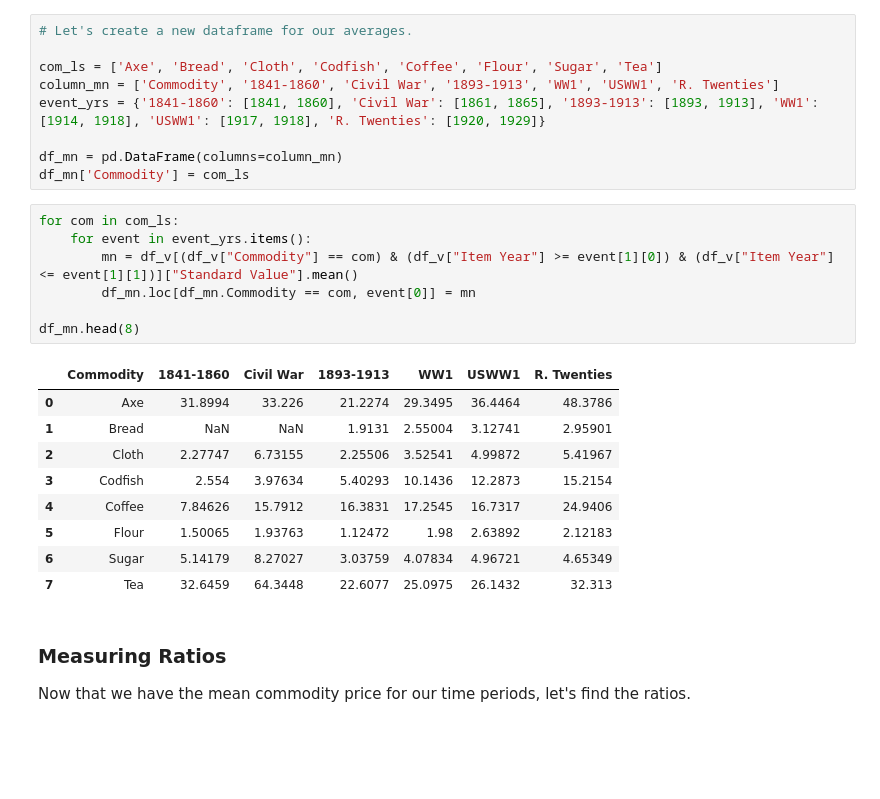
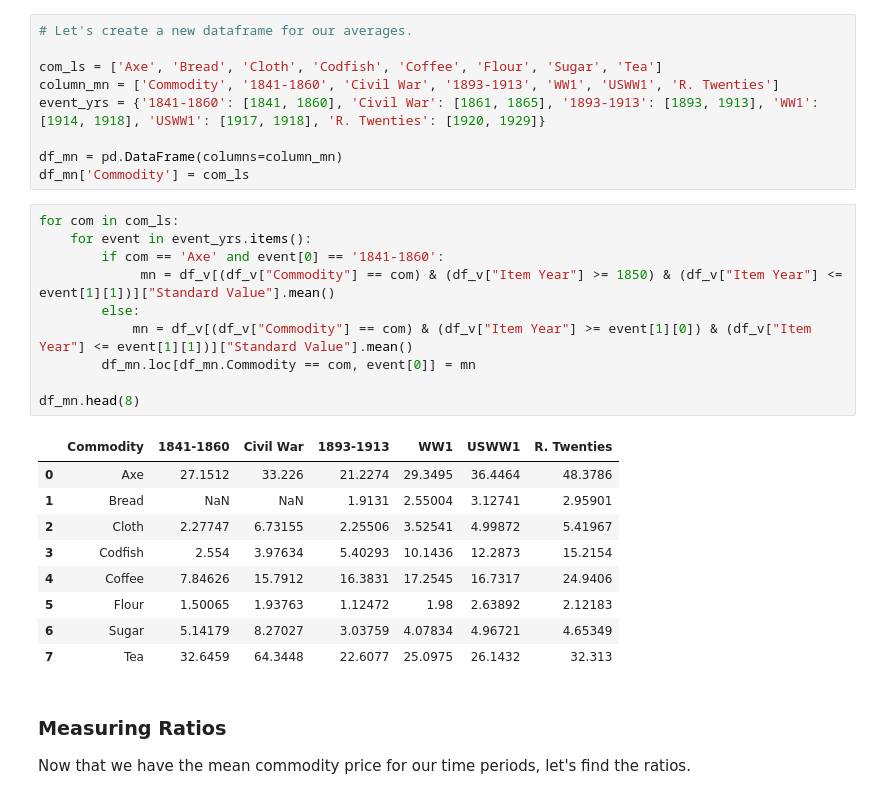
Before and after one commit to Meadosc/commodity_case_study, a Jupyter notebook: main.ipynb, the cells around one changed output. Saved outputs shown, nothing was run; the diff lists cells and outputs as text; blank space fills up the shorter version.

```diff
--- a/main.ipynb
+++ b/main.ipynb
@@ -251,13 +250,16 @@ df_mn['Commodity'] = com_ls
 # %%
 for com in com_ls:
     for event in event_yrs.items():
-        mn = df_v[(df_v["Commodity"] == com) & (df_v["Item Year"] >= event[1][0]) & (df_v["Item Year"] <= event[1][1])]["Standard Value"].mean()
+        if com == 'Axe' and event[0] == '1841-1860':
+             mn = df_v[(df_v["Commodity"] == com) & (df_v["Item Year"] >= 1850) & (df_v["Item Year"] <= event[1][1])]["Standard Value"].mean()
+        else:
+            mn = df_v[(df_v["Commodity"] == com) & (df_v["Item Year"] >= event[1][0]) & (df_v["Item Year"] <= event[1][1])]["Standard Value"].mean()
         df_mn.loc[df_mn.Commodity == com, event[0]] = mn
 
 df_mn.head(8)
 # %% [output]
 |  | Commodity | 1841-1860 | Civil War | 1893-1913 | WW1 | USWW1 | R. Twenties |
-| 0 | Axe | 31.8994 | 33.226 | 21.2274 | 29.3495 | 36.4464 | 48.3786 |
+| 0 | Axe | 27.1512 | 33.226 | 21.2274 | 29.3495 | 36.4464 | 48.3786 |
 | 1 | Bread | NaN | NaN | 1.9131 | 2.55004 | 3.12741 | 2.95901 |
 | 2 | Cloth | 2.27747 | 6.73155 | 2.25506 | 3.52541 | 4.99872 | 5.41967 |
 | 3 | Codfish | 2.554 | 3.97634 | 5.40293 | 10.1436 | 12.2873 | 15.2154 |
```
Also changed, not shown: parts of 10 cells of this notebook.
